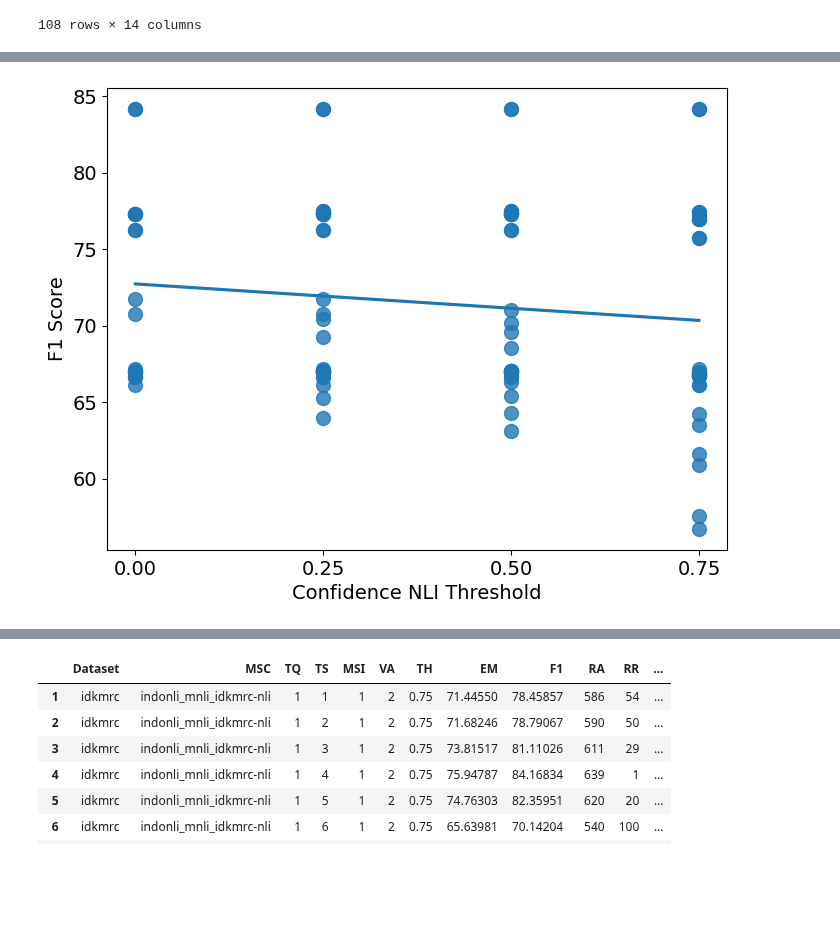
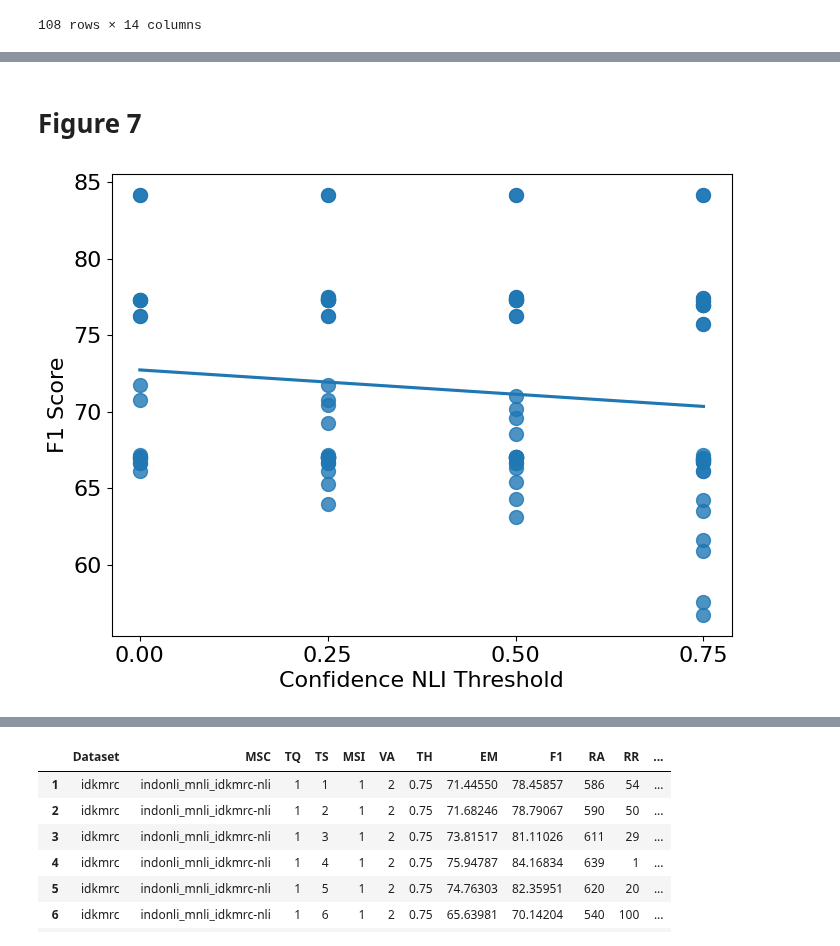
Before and after one commit to muhammadravi251001/multilingual-qas-with-nli, a Jupyter notebook: utilities/data viz.ipynb, the cells around one changed output, grey strips where cells are left out. Cells and saved outputs as stored; diff of their text form; code cells hidden in the pictures; blank space fills up the shorter version.

```diff
--- a/utilities/data viz.ipynb
+++ b/utilities/data viz.ipynb
@@ -5,6 +10,6 @@ import pandas as pd
 import matplotlib.pyplot as plt
 import seaborn as sns
 # %%
-plt.rc('font', size=12)
+# plt.rc('font', size=12)
 # %%
 # bar plot
@@ -122,10 +238,10 @@ plt.show()
 # %%
-plt.rcParams.update({'font.size': 14})
+plt.rcParams.update({'font.size': 16})
 
 plt.figure(figsize=(8, 6))
 sns.regplot(x='MSI', y='F1', data=data, scatter_kws={'s': 100}, ci=None)
-plt.xlabel('Number of Answer Candidate', fontsize=14)
-plt.ylabel('F1 Score', fontsize=14)
+plt.xlabel('Number of Answer Candidate', fontsize=16)
+plt.ylabel('F1 Score', fontsize=16)
 
 plt.xticks([1, 2, 3])
 
@@ -149,0 +287,31 @@ plt.show()
+# %%
+plt.rcParams.update({'font.size': 16})
+
+fig, ax = plt.subplots(figsize=(8, 6))  # Menyesuaikan lebar subplot
+
+sns.barplot(
+    data=data,
+    x='VA',
+    y='F1',
+    alpha=0.7,
+    linewidth=1.5,
+    ax=ax
+)
+
+sns.stripplot(
+    data=data,
+    x='VA',
+    y='F1',
+    dodge=True,
+    edgecolor="black",
+    linewidth=.75,
+    ax=ax
+)
+
+plt.xlabel('Final Answer Retrieval Variation', fontsize=16)
+plt.ylabel('F1 Score', fontsize=16)
+
+plt.xticks([0, 1, 2], ['Label Only\n(No answer)', 'Label + Prob\n(No answer)', 'Label + Prob\n(Highest NLI prob)'])
+
+plt.savefig('barplot_with_individual_points_va_f1.png', dpi=300, bbox_inches='tight')
+#plt.show()
@@ -150,14 +349,16 @@ plt.show()
+# %% [markdown]
+# Figure 7
 # %%
-plt.rcParams.update({'font.size': 14})
+plt.rcParams.update({'font.size': 16})
 
 plt.figure(figsize=(8, 6))
 sns.regplot(x='TH', y='F1', data=data, scatter_kws={'s': 100}, ci=None)
-plt.xlabel('Confidence NLI Threshold', fontsize=14)
-plt.ylabel('F1 Score', fontsize=14)
+plt.xlabel('Confidence NLI Threshold', fontsize=16)
+plt.ylabel('F1 Score', fontsize=16)
 
 plt.xticks([0.0, 0.25, 0.5, 0.75])
 
 plt.savefig('regplot_th_f1.png', dpi=300, bbox_inches='tight')
 plt.show()
 # %% [output]
-[figure, old version]
+[figure, new version]
```
Also changed, not shown: parts of 26 cells of this notebook.
